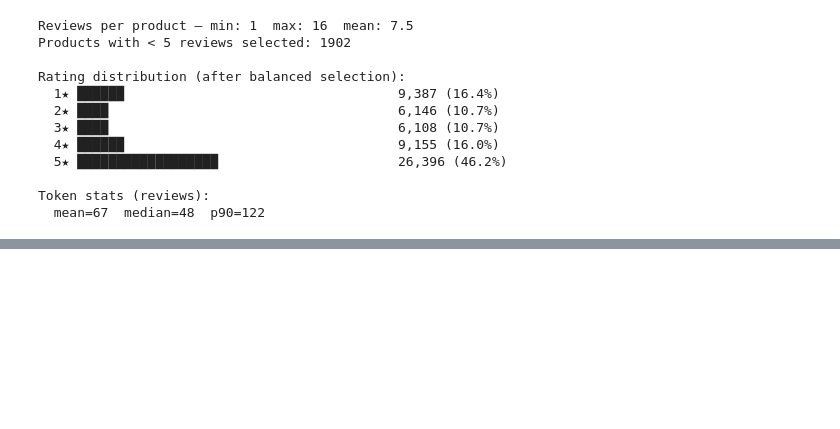
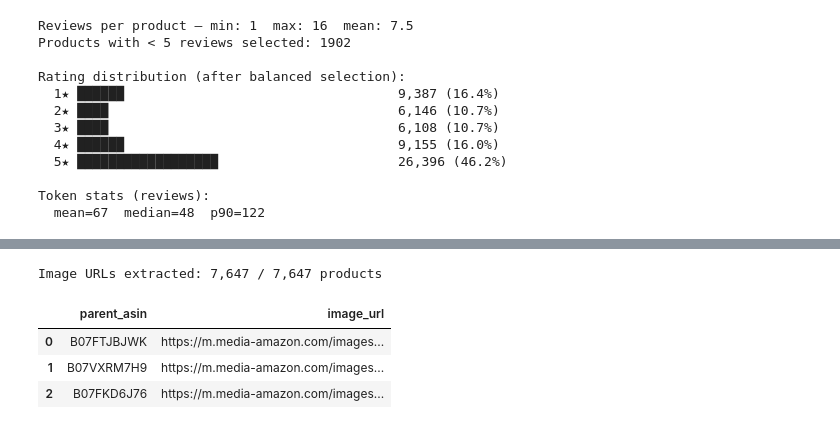
Before and after one commit to FilippoNannucci/DiscoverAI, a Jupyter notebook: 01_Data_Ingestion_Cleaning.ipynb, the cells around one changed output, grey strips where cells are left out. Drawn from its saved outputs; the diff is of its cells as text; code cells hidden in the pictures; blank space fills up the shorter version.

```diff
--- a/01_Data_Ingestion_Cleaning.ipynb
+++ b/01_Data_Ingestion_Cleaning.ipynb
@@ -405,0 +493,28 @@ Token stats (reviews):
+# %%
+# Build product image map from df_meta, restricted to products kept after filtering
+asins_kept = set(products_df["parent_asin"])
+img_rows = []
+for asin, imgs in df_meta[["parent_asin", "images"]].itertuples(index=False):
+    if asin not in asins_kept or not isinstance(imgs, list) or not imgs:
+        continue
+    url = None
+    for img in imgs:
+        if isinstance(img, dict) and img.get("variant") == "MAIN":
+            url = img.get("large") or img.get("hi_res") or img.get("thumb")
+            break
+    if url is None:
+        first = imgs[0]
+        if isinstance(first, dict):
+            url = first.get("large") or first.get("hi_res") or first.get("thumb")
+    if url:
+        img_rows.append({"parent_asin": asin, "image_url": url})
+
+product_images_df = pd.DataFrame(img_rows)
+print(f"Image URLs extracted: {len(product_images_df):,} / {len(asins_kept):,} products")
+product_images_df.head(3)
+# %% [output]
+Image URLs extracted: 7,647 / 7,647 products
+|  | parent_asin | image_url |
+| 0 | B07FTJBJWK | https://m.media-amazon.com/images... |
+| 1 | B07VXRM7H9 | https://m.media-amazon.com/images... |
+| 2 | B07FKD6J76 | https://m.media-amazon.com/images... |
```
Also changed, not shown: parts of 17 cells of this notebook.
